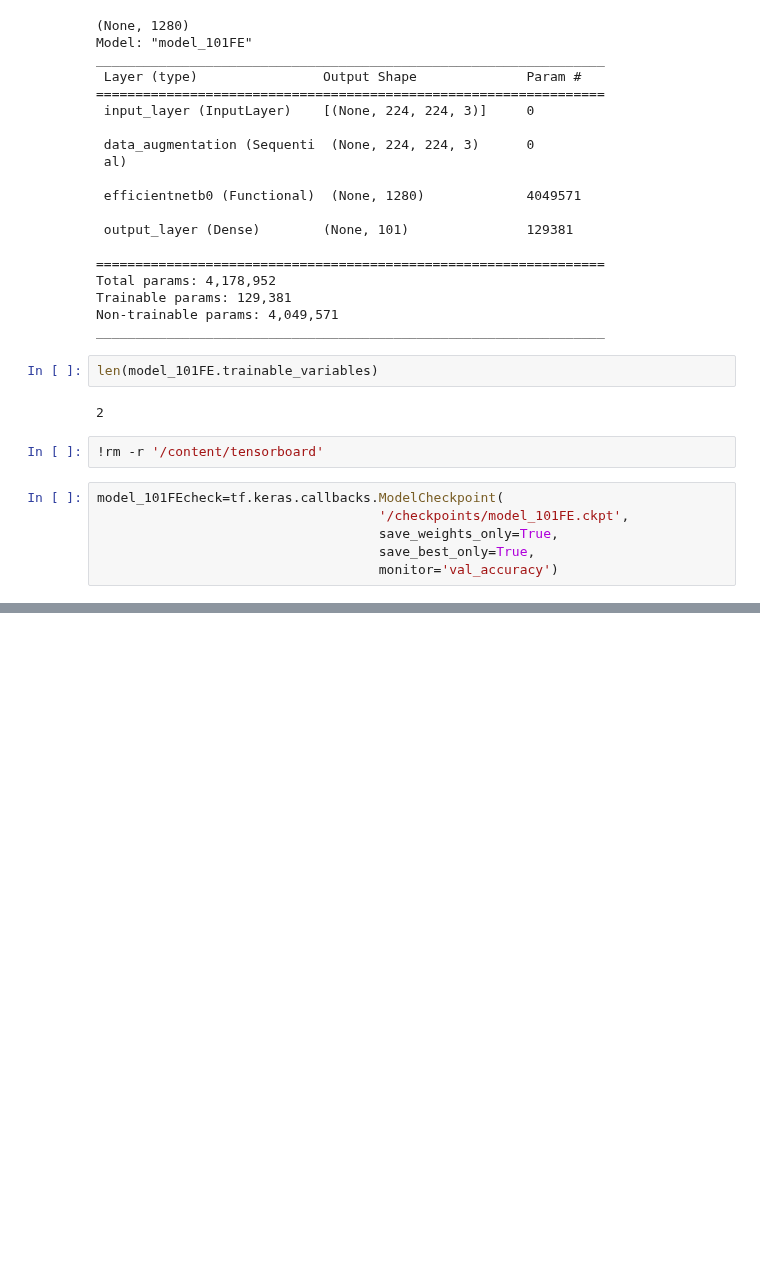
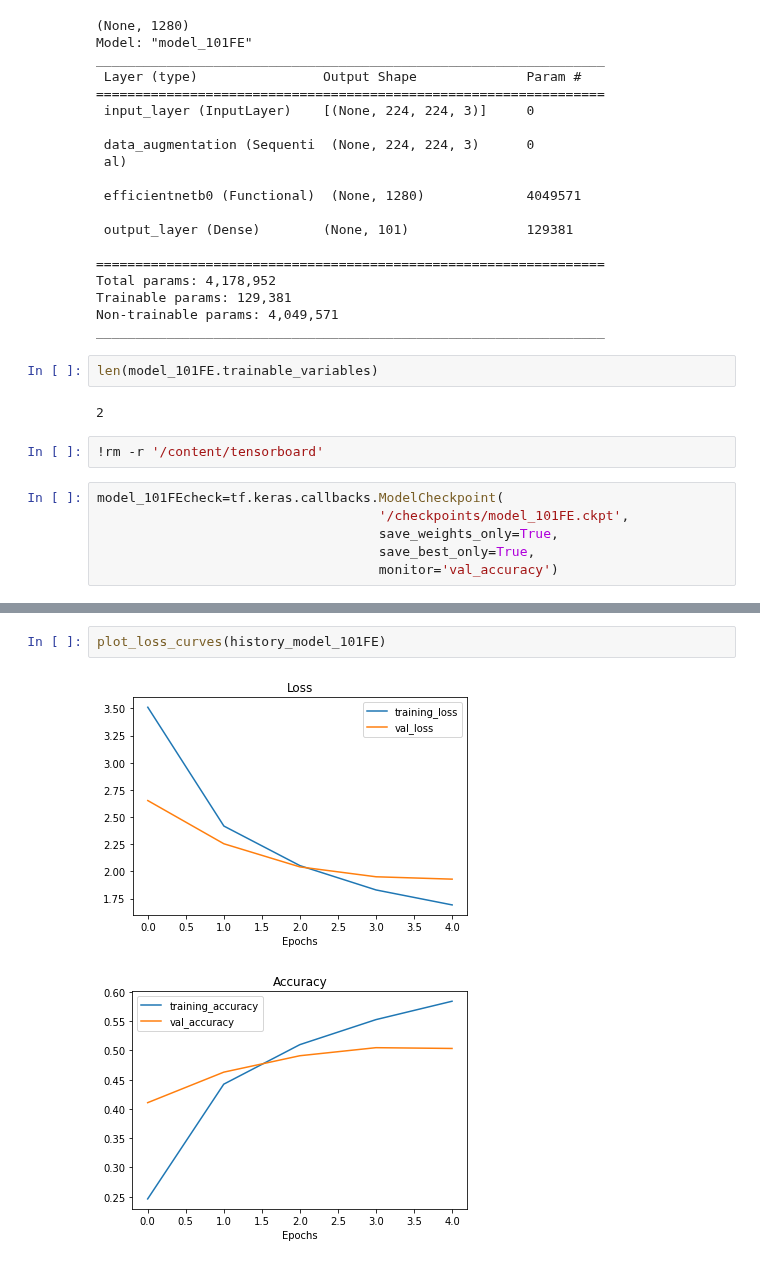
Before and after one commit to hamednasr/tensorflow, a Jupyter notebook: 06_transfer_learning_in_tensorflow_part3.ipynb, the cells around one changed output, grey strips where cells are left out. Drawn from its saved outputs; the diff is of its cells as text; blank space fills up the shorter version.

Commit message:
feature extractor model evaluation

```diff
--- a/06_transfer_learning_in_tensorflow_part3.ipynb
+++ b/06_transfer_learning_in_tensorflow_part3.ipynb
@@ -142,0 +157,5 @@ Epoch 1/5
+# %%
+plot_loss_curves(history_model_101FE)
+# %% [output]
+[figure, added]
+[figure, added]
```
Also changed, not shown: parts of 2 cells of this notebook.
